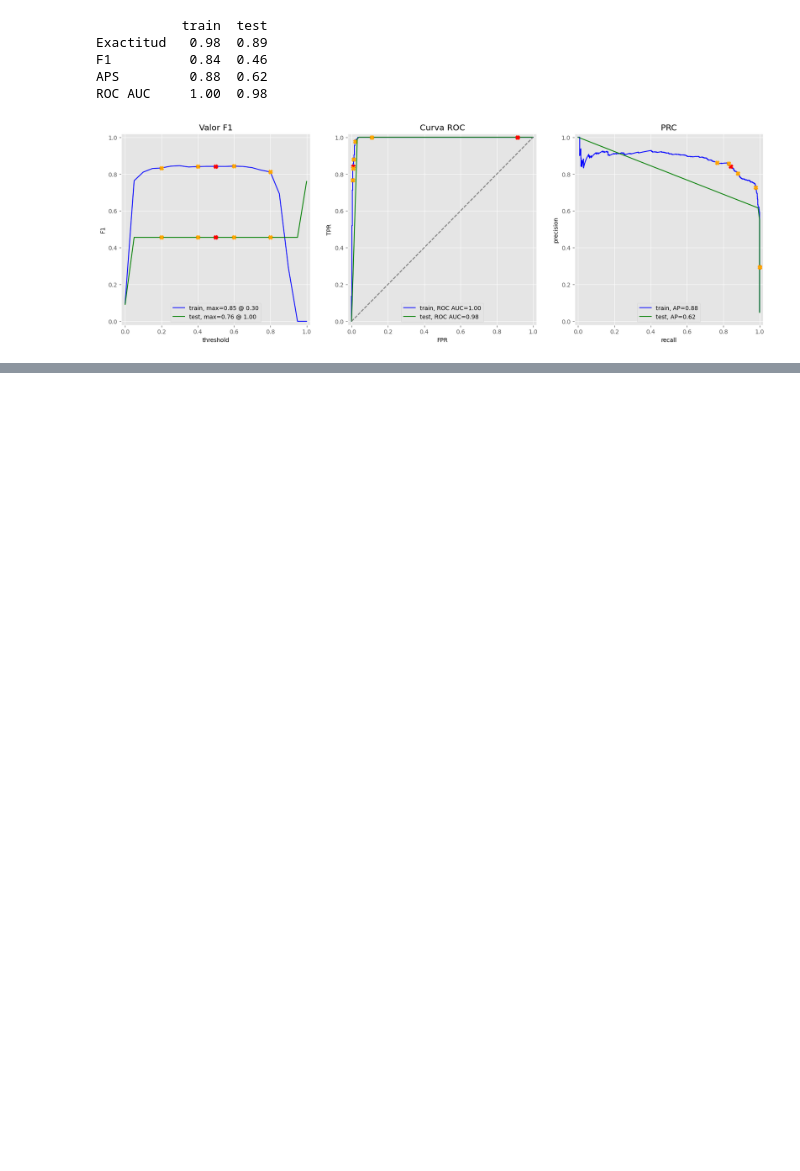
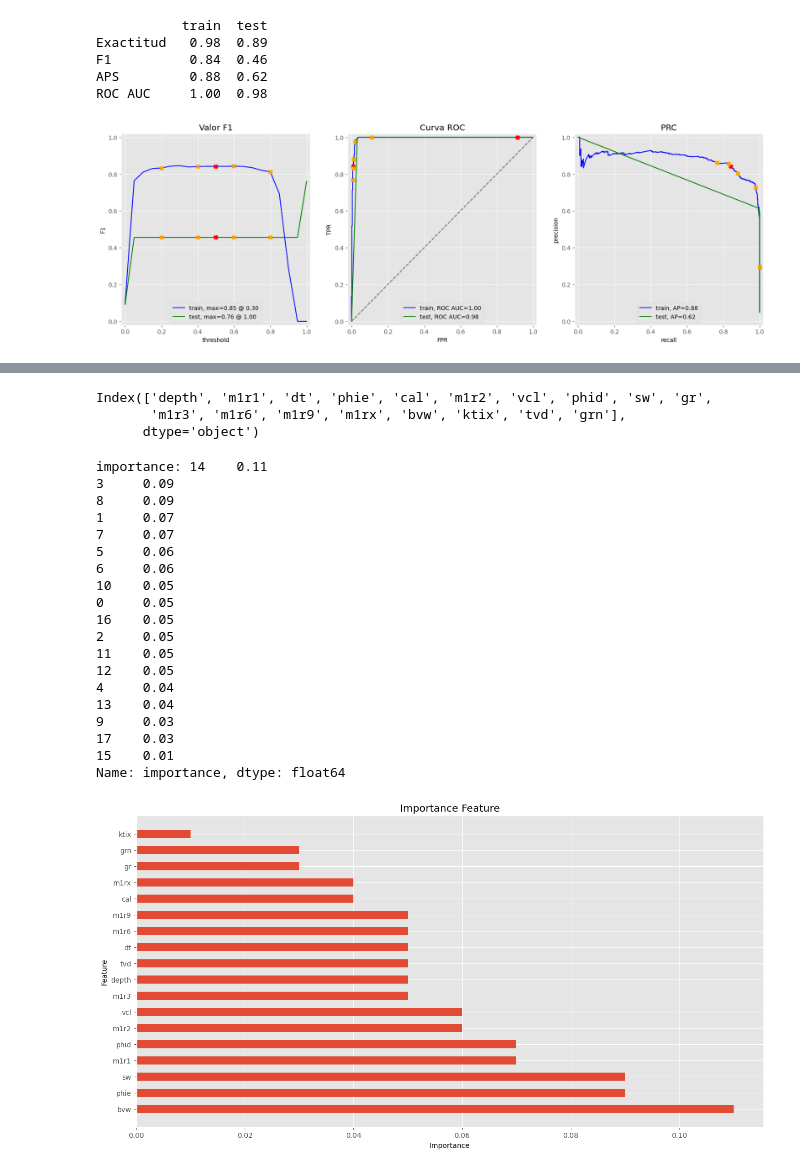
Before and after one commit to dc36205/Exploration_Well_Logs_Based_On_Geological_Data_for_Classification, a Jupyter notebook: Classification_of_exploration_well_logs_based_on_geological_data.ipynb, the cells around one changed output, grey strips where cells are left out. Saved outputs shown, nothing was run; the diff lists cells and outputs as text; code cells hidden in the pictures; blank space fills up the shorter version.

```diff
--- a/Classification_of_exploration_well_logs_based_on_geological_data.ipynb
+++ b/Classification_of_exploration_well_logs_based_on_geological_data.ipynb
@@ -2255,0 +2267,5 @@ F1 score: 100.000%
+# %%
+lab = preprocessing.LabelEncoder()
+y_train_transformed = lab.fit_transform(target_train)
+# %%
+fr.fit(features_train, y_train_transformed)
@@ -2255,0 +2291,2 @@ F1 score: 100.000%
+# %%
+X = df_well_1.drop(['id','payflag'], axis=1)
@@ -2255,0 +2295,11 @@ F1 score: 100.000%
+# %%
+X.columns
+# %% [output]
+Index(['depth', 'm1r1', 'dt', 'phie', 'cal', 'm1r2', 'vcl', 'phid', 'sw', 'gr',
+       'm1r3', 'm1r6', 'm1r9', 'm1rx', 'bvw', 'ktix', 'tvd', 'grn'],
+      dtype='object')
+# %%
+df = pd.DataFrame(fr.feature_importances_, X.columns)
+df.reset_index(drop=False, inplace=True)
+df.columns = ['feature', 'importance']
+df.sort_values('importance', inplace=True, ascending=False)
@@ -2255,0 +2309,34 @@ F1 score: 100.000%
+# %%
+fig, axis = plt.subplots(figsize=(16, 8))
+df['importance']= df['importance'].round(decimals = 2)
+x = df['feature']
+y = df['importance']
+
+print("importance:", y)
+
+bars = axis.barh(x, y, 0.5)
+plt.title('Importance Feature')
+plt.xlabel('Importance')
+plt.ylabel('Feature')
+plt.show()
+# %% [output]
+importance: 14    0.11
+3     0.09
+8     0.09
+1     0.07
+7     0.07
+5     0.06
+6     0.06
+10    0.05
+0     0.05
+16    0.05
+2     0.05
+11    0.05
+12    0.05
+4     0.04
+13    0.04
+9     0.03
+17    0.03
+15    0.01
+Name: importance, dtype: float64
+[figure, added]
```
Also changed, not shown: parts of 72 cells of this notebook.
